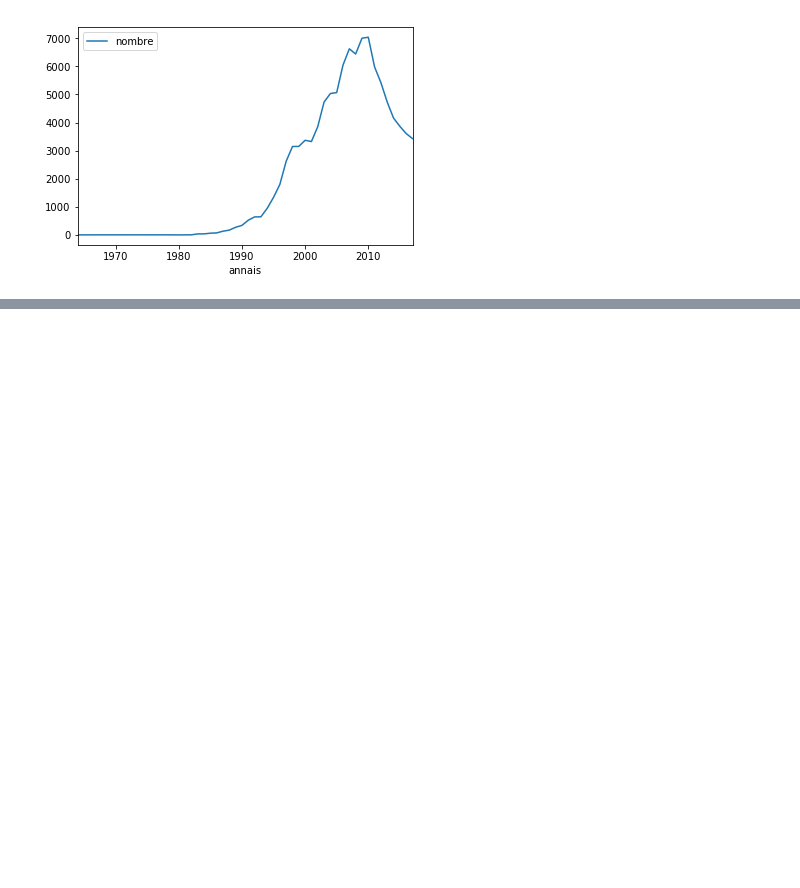
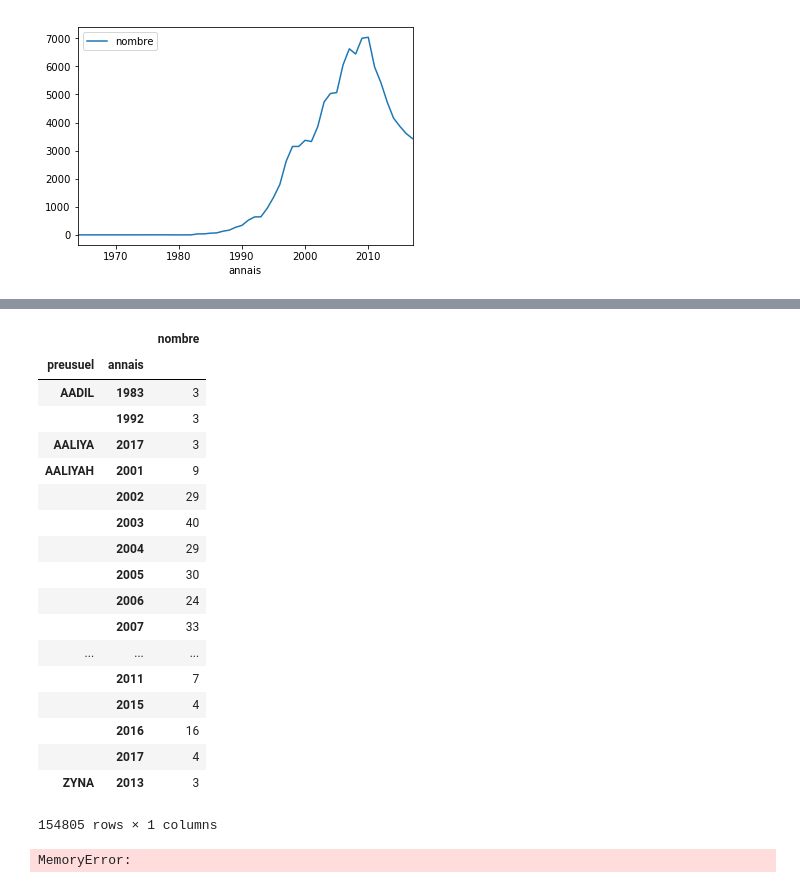
Before and after one commit to sboursault/play-with-pandas, a Jupyter notebook: work/Untitled.ipynb, the cells around one changed output, grey strips where cells are left out. Drawn from its saved outputs; the diff is of its cells as text; code cells hidden in the pictures; blank space fills up the shorter version.

```diff
--- a/work/Untitled.ipynb
+++ b/work/Untitled.ipynb
@@ -174,0 +253,53 @@ df[
+# %%
+df.groupby(
+    ['preusuel','annais']
+).agg(
+    {
+        'nombre':sum
+    }
+)
+#.sort_values(
+#    by='annais', ascending=False
+#).head()
+# %% [output]
+|  |  | nombre |
+| preusuel | annais |  |
+| AADIL | 1983 | 3 |
+|  | 1992 | 3 |
+| AALIYA | 2017 | 3 |
+| AALIYAH | 2001 | 9 |
+|  | 2002 | 29 |
+|  | 2003 | 40 |
+|  | 2004 | 29 |
+|  | 2005 | 30 |
+|  | 2006 | 24 |
+|  | 2007 | 33 |
+| ... | ... | ... |
+|  | 2011 | 7 |
+|  | 2015 | 4 |
+|  | 2016 | 16 |
+|  | 2017 | 4 |
+| ZYNA | 2013 | 3 |
+154805 rows × 1 columns
+# %%
+# Creates DataFrame.
+#df = pd.DataFrame([
+#    {'nom': 'john', 'nb': 2, 'year':2000},
+#    {'nom': 'john', 'nb': 3, 'year':2001},
+#    {'nom': 'rony', 'nb': 1, 'year':2001},
+#    {'nom': 'samy', 'nb': 1, 'year':2002}]
+#)
+
+counts = df.nombre.apply(lambda x: list(range(1, x + 1)))  # replace numbers by a list with x items
+
+serie = pd.DataFrame(
+    counts.tolist()  # build dataframe from a list of list
+).stack(  # reorganize table to get columns names as row names (sort of)
+).reset_index(
+    level=1, drop=True  # remove the column 1 (the former column names)
+).rename('count')  # add name so that the serie can be joined with a dataframe
+
+
+df.join(serie).drop(['nombre', 'count'], axis=1)
+# %% [output]
+MemoryError:
```
Also changed, not shown: parts of 6 cells of this notebook, 2 other files.
